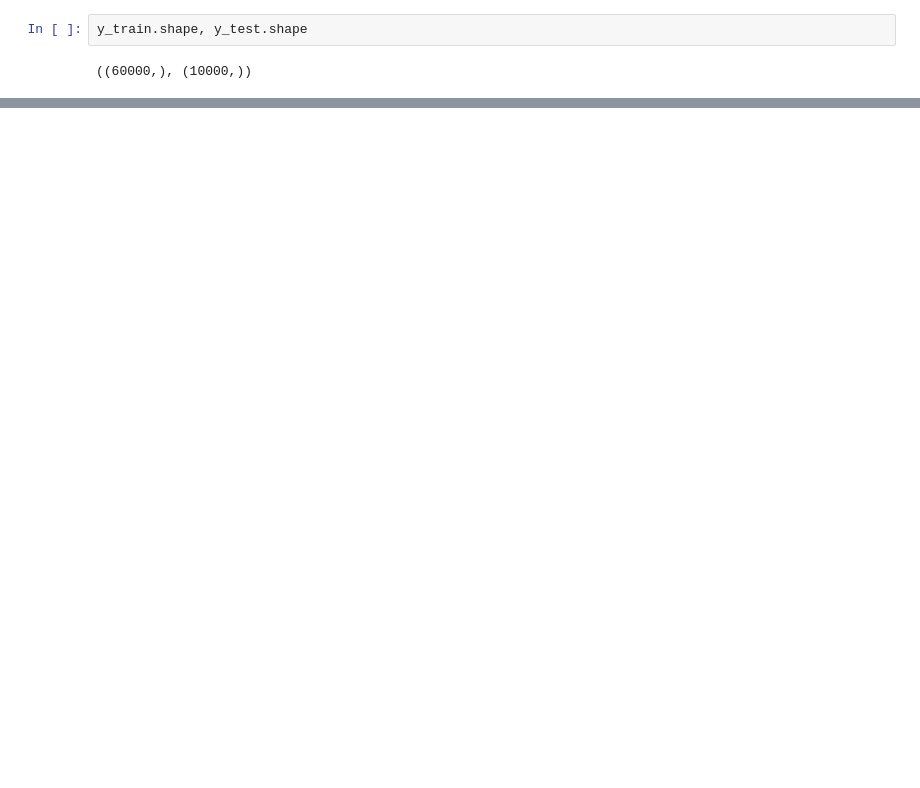
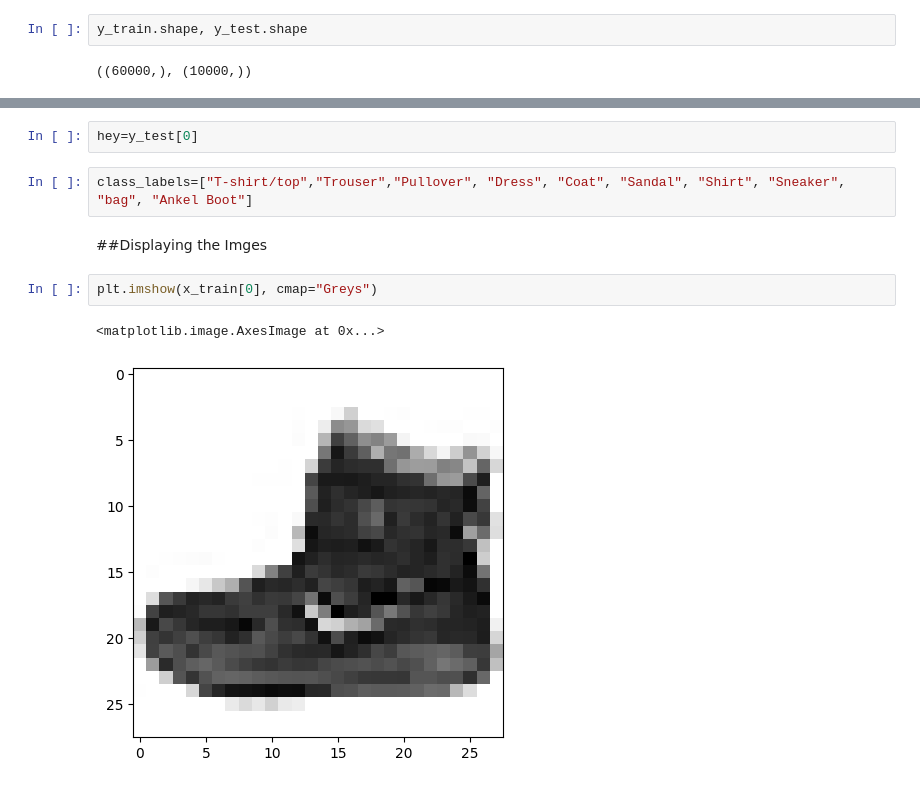
Before and after one commit to 9bishal/Deep-learning-fashion_mnist, a Jupyter notebook: Welcome_to_Colaboratory.ipynb, the cells around one changed output, grey strips where cells are left out. Cells and saved outputs as stored; diff of their text form; blank space fills up the shorter version.

Commit message:
Viewed images data and labels of the data. Also creted a functions to view random images

```diff
--- a/Welcome_to_Colaboratory.ipynb
+++ b/Welcome_to_Colaboratory.ipynb
@@ -38,0 +88,11 @@ y_train.shape, y_test.shape
+# %%
+hey=y_test[0]
+# %%
+class_labels=["T-shirt/top","Trouser","Pullover", "Dress", "Coat", "Sandal", "Shirt", "Sneaker", "bag", "Ankel Boot"]
+# %% [markdown]
+##Displaying the Imges
+# %%
+plt.imshow(x_train[0], cmap="Greys")
+# %% [output]
+<matplotlib.image.AxesImage at 0x...>
+[figure, added]
```
Also changed, not shown: parts of 9 cells of this notebook.
